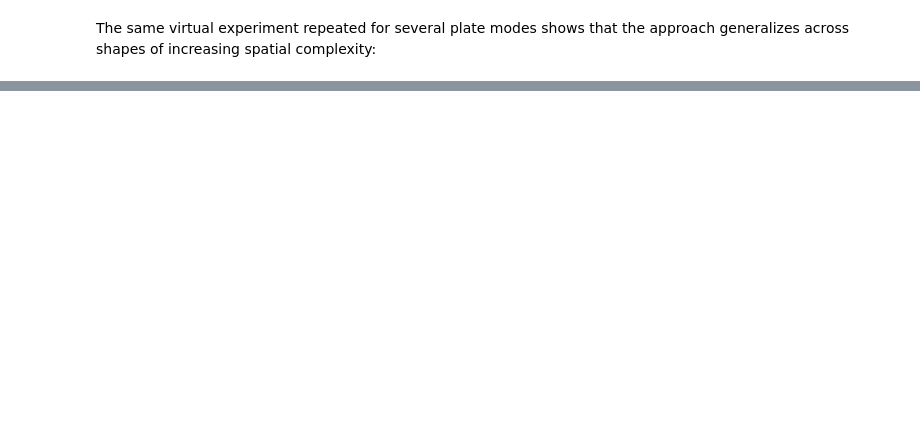
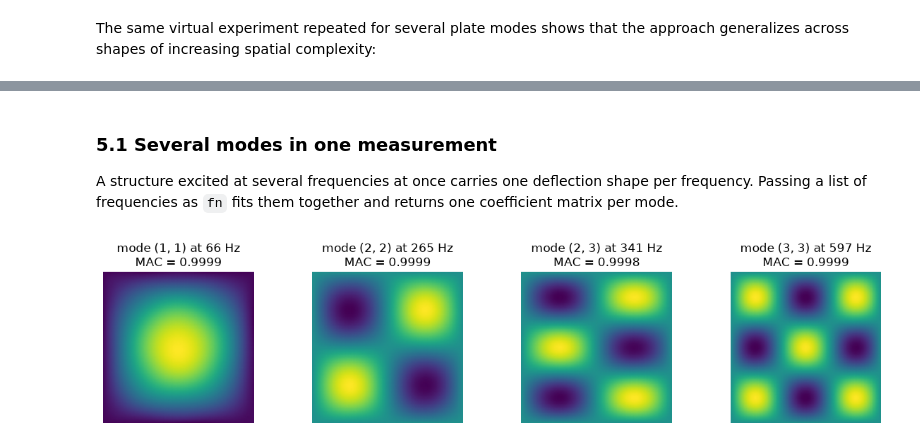
Before and after one commit to ladisk/pyCSLDV, a Jupyter notebook: Showcase.ipynb, the cells around one changed output, grey strips where cells are left out. Saved outputs shown, nothing was run; the diff lists cells and outputs as text; code cells hidden in the pictures; blank space fills up the shorter version.

```diff
--- a/Showcase.ipynb
+++ b/Showcase.ipynb
@@ -216,0 +216,33 @@ fig.tight_layout()
+# %%
+fs_5 = 5000.0                  # sampling frequency [Hz]
+fz_5 = 500.0                   # response frequency [Hz]
+n_5 = int(10 * fs_5)           # 10 s, two full Lissajous periods
+
+t_5, x_5, y_5 = pycsldv.lissajous(fx, fy, n_5, fs_5)
+# %% [markdown]
+### 5.1 Several modes in one measurement
+
+A structure excited at several frequencies at once carries one deflection shape per
+frequency. Passing a list of frequencies as `fn` fits them together and returns one
+coefficient matrix per mode.
+# %%
+modes = [(1, 1), (2, 2), (2, 3), (3, 3)]
+frequencies = [pycsldv.plate_frequency(p, q) for p, q in modes]
+
+multimodal = np.zeros(n_5)
+for (p, q), f_pq in zip(modes, frequencies):
+    multimodal += pycsldv.simulate_response(pycsldv.plate_mode(p, q), f_pq,
+                                            x_5, y_5, fs_5, noise_std=0.05, rng=rng)
+
+coefficients = pycsldv.demodulate_ods_2d(multimodal, fs_5, fx, fy, fn=frequencies, order=8)
+
+fig, axes = plt.subplots(1, len(modes), figsize=(3 * len(modes), 2.8))
+for ax, C_pq, (p, q), f_pq in zip(axes, coefficients, modes, frequencies):
+    Xg, Yg, Zg = pycsldv.evaluate_ods(pycsldv.align_phase(C_pq), resolution=100)
+    mac_pq = pycsldv.mac(pycsldv.plate_mode(p, q)(Xg, Yg), Zg.real)
+    ax.pcolormesh(Xg, Yg, Zg.real, cmap='viridis', shading='gouraud')
+    ax.set(title=f'mode ({p}, {q}) at {f_pq:.0f} Hz\nMAC = {mac_pq:.4f}', aspect='equal')
+    ax.set_axis_off()
+fig.tight_layout()
+# %% [output]
+[figure, added]
```
Also changed, not shown: parts of 28 cells of this notebook, 1 other file.
